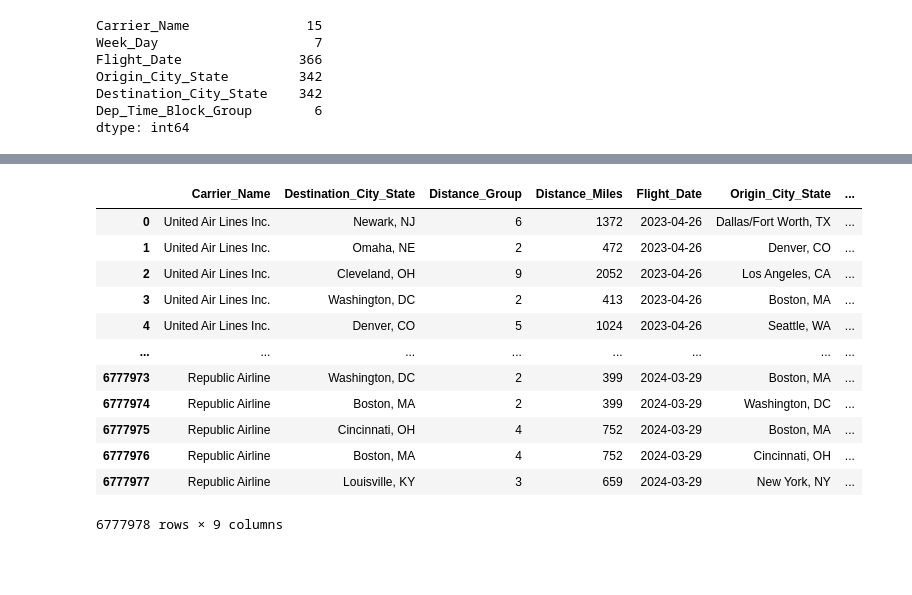
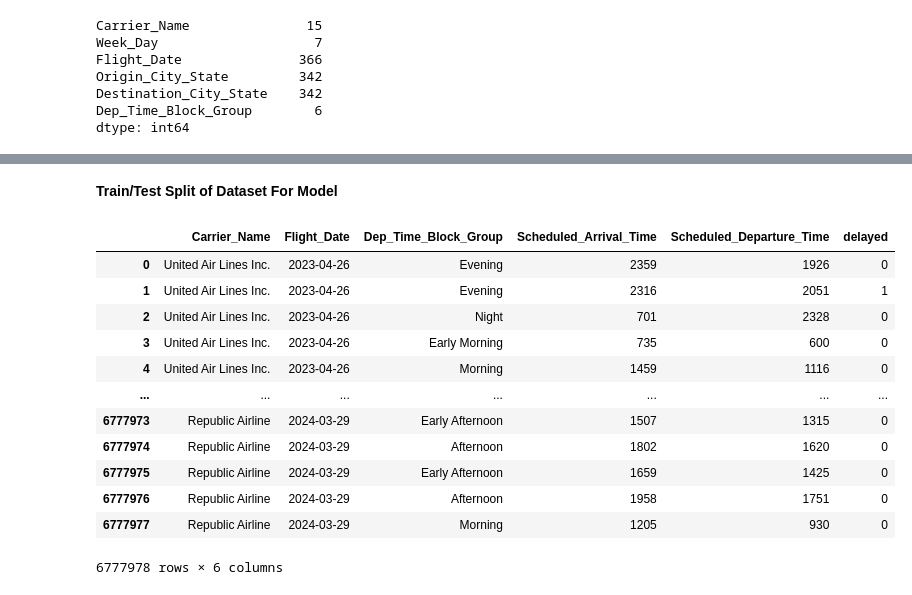
Before and after one commit to B-Treftz/Flight_Status_Predictor, a Jupyter notebook: 2_Feature_Selection/Feature_Select_Olivia.ipynb, the cells around one changed output, grey strips where cells are left out. Cells and saved outputs as stored; diff of their text form; code cells hidden in the pictures; blank space fills up the shorter version.

```diff
--- a/2_Feature_Selection/Feature_Select_Olivia.ipynb
+++ b/2_Feature_Selection/Feature_Select_Olivia.ipynb
@@ -267,22 +248,23 @@ corr_features
+# %% [markdown]
+**Train/Test Split of Dataset For Model**
 # %%
 # Add highly correlated features into a new dataframe
-df_features = pd.DataFrame(data=df[['Carrier_Name', 'Destination_City_State', 'Distance_Group', 'Distance_Miles',
-                           'Flight_Date', 'Origin_City_State', 'Scheduled_Arrival_Time', 'Scheduled_Departure_Time', 'delayed']])
+df_features = pd.DataFrame(data=df[['Carrier_Name', 'Flight_Date', 'Dep_Time_Block_Group', 'Scheduled_Arrival_Time', 'Scheduled_Departure_Time', 'delayed']])
 df_features
 # %% [output]
-|  | Carrier_Name | Destination_City_State | Distance_Group | Distance_Miles | Flight_Date | Origin_City_State | ... |
-| 0 | United Air Lines Inc. | Newark, NJ | 6 | 1372 | 2023-04-26 | Dallas/Fort Worth, TX | ... |
-| 1 | United Air Lines Inc. | Omaha, NE | 2 | 472 | 2023-04-26 | Denver, CO | ... |
-| 2 | United Air Lines Inc. | Cleveland, OH | 9 | 2052 | 2023-04-26 | Los Angeles, CA | ... |
-| 3 | United Air Lines Inc. | Washington, DC | 2 | 413 | 2023-04-26 | Boston, MA | ... |
-| 4 | United Air Lines Inc. | Denver, CO | 5 | 1024 | 2023-04-26 | Seattle, WA | ... |
-| ... | ... | ... | ... | ... | ... | ... | ... |
-| 6777973 | Republic Airline | Washington, DC | 2 | 399 | 2024-03-29 | Boston, MA | ... |
-| 6777974 | Republic Airline | Boston, MA | 2 | 399 | 2024-03-29 | Washington, DC | ... |
-| 6777975 | Republic Airline | Cincinnati, OH | 4 | 752 | 2024-03-29 | Boston, MA | ... |
-| 6777976 | Republic Airline | Boston, MA | 4 | 752 | 2024-03-29 | Cincinnati, OH | ... |
-| 6777977 | Republic Airline | Louisville, KY | 3 | 659 | 2024-03-29 | New York, NY | ... |
+|  | Carrier_Name | Flight_Date | Dep_Time_Block_Group | Scheduled_Arrival_Time | Scheduled_Departure_Time | delayed |
+| 0 | United Air Lines Inc. | 2023-04-26 | Evening | 2359 | 1926 | 0 |
+| 1 | United Air Lines Inc. | 2023-04-26 | Evening | 2316 | 2051 | 1 |
+| 2 | United Air Lines Inc. | 2023-04-26 | Night | 701 | 2328 | 0 |
+| 3 | United Air Lines Inc. | 2023-04-26 | Early Morning | 735 | 600 | 0 |
+| 4 | United Air Lines Inc. | 2023-04-26 | Morning | 1459 | 1116 | 0 |
+| ... | ... | ... | ... | ... | ... | ... |
+| 6777973 | Republic Airline | 2024-03-29 | Early Afternoon | 1507 | 1315 | 0 |
+| 6777974 | Republic Airline | 2024-03-29 | Afternoon | 1802 | 1620 | 0 |
+| 6777975 | Republic Airline | 2024-03-29 | Early Afternoon | 1659 | 1425 | 0 |
+| 6777976 | Republic Airline | 2024-03-29 | Afternoon | 1958 | 1751 | 0 |
+| 6777977 | Republic Airline | 2024-03-29 | Morning | 1205 | 930 | 0 |
-6777978 rows × 9 columns
+6777978 rows × 6 columns
 # %%
 # Convert 'Flight_Date' to datetime objects
 df_features['Flight_Date'] = pd.to_datetime(df_features['Flight_Date'])
```
Also changed, not shown: parts of 10 cells of this notebook.
